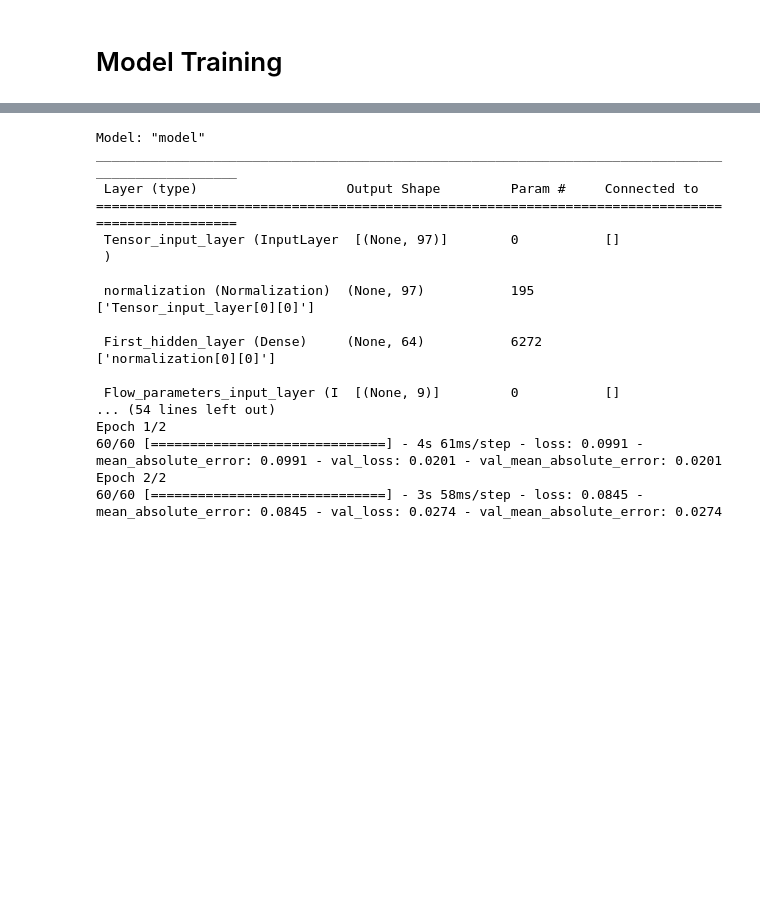
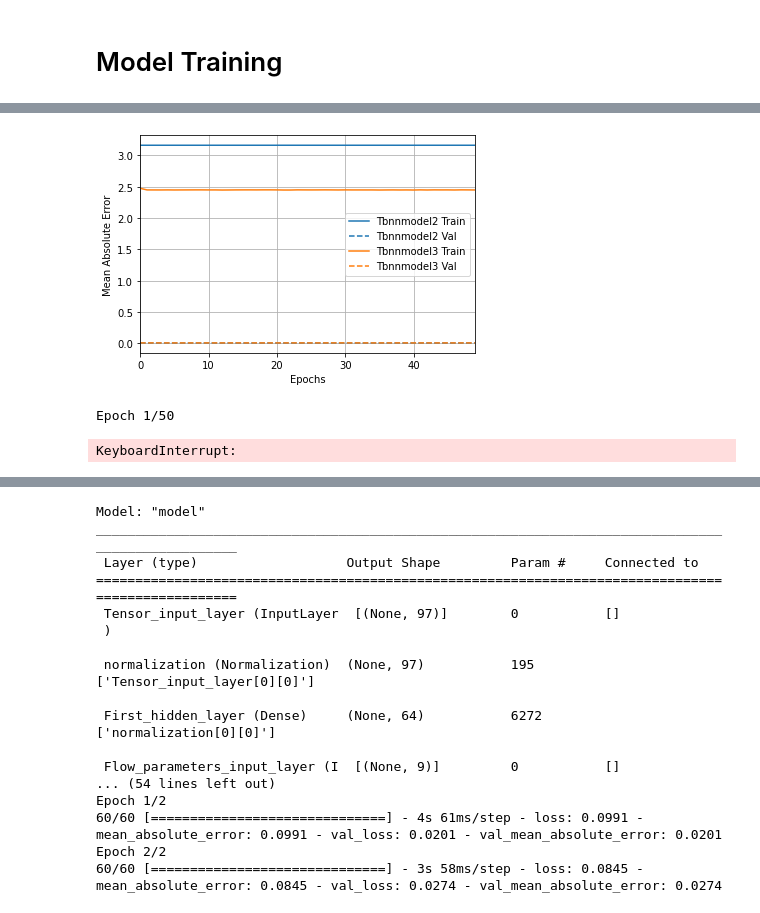
Before and after one commit to RomanovaDI/tbnnTurbulenceTraining, a Jupyter notebook: constantAngleSlopeDNS_U4e-1_A5_H1e-2_RANSsets/trainNN.ipynb, the cells around one changed output, grey strips where cells are left out. Saved outputs shown, nothing was run; the diff lists cells and outputs as text; code cells hidden in the pictures; blank space fills up the shorter version.

```diff
--- a/constantAngleSlopeDNS_U4e-1_A5_H1e-2_RANSsets/trainNN.ipynb
+++ b/constantAngleSlopeDNS_U4e-1_A5_H1e-2_RANSsets/trainNN.ipynb
@@ -515,0 +1610,13 @@ outputs = layers.Dense(len(train_target.columns),
+# %%
+plotter = tfdocs.plots.HistoryPlotter(metric = 'mean_absolute_error')
+plotter.plot(histories)
+# %% [output]
+[figure, added]
+# %%
+%%time
+histories['full_dnn_model_2'] = compile_and_fit(
+    full_dnn_model_2,
+    max_epochs=50)
+# %% [output]
+Epoch 1/50
+KeyboardInterrupt:
```
Also changed, not shown: parts of 114 cells of this notebook.
